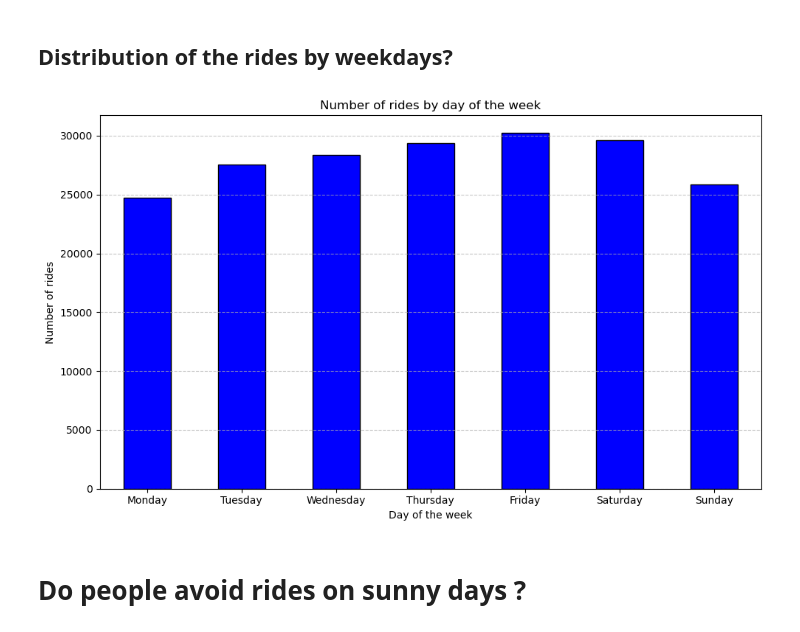
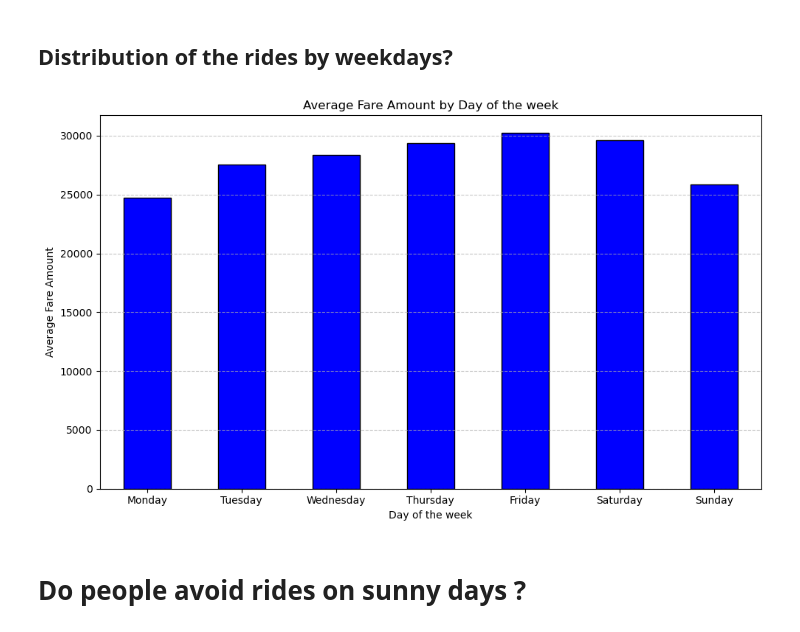
Before and after one commit to KevinZhuangC/project-1, a Jupyter notebook: project1-Group3.ipynb, the cells around one changed output. Drawn from its saved outputs; the diff is of its cells as text; code cells hidden in the pictures.

```diff
--- a/project1-Group3.ipynb
+++ b/project1-Group3.ipynb
@@ -313,35 +313,35 @@ plt.show()
 # %%
 ##Distribution of the rides by weekdays? Ricardo
 
 # Convert pickup_datetime to datetime format with specified format
 data_without_duplicates['pickup_datetime'] = pd.to_datetime(data_without_duplicates['pickup_datetime'], format='%Y-%m-%d %H:%M:%S %z UTC')
 
 # Extract Time Features
 data_without_duplicates['day_of_week'] = data_without_duplicates['pickup_datetime'].dt.day_name()
 
 # Organice in a logical order (Monday a Friday)
 day_week = ['Monday', 'Tuesday', 'Wednesday', 'Thursday', 'Friday', 'Saturday', 'Sunday']
 data_without_duplicates['day_of_week'] = pd.Categorical(data_without_duplicates['day_of_week'], categories=day_week, ordered=True)
 data_without_duplicates.sort_values(by='day_of_week', inplace=True)
 
 #Group the Data by day of the week and count Average Rides
-rides_by_day = data_without_duplicates.groupby('day_of_week')['Number_rides'].count()
+rides_by_day = data_without_duplicates.groupby('day_of_week')['fare_amount'].count()
 
 # Visualize the Results
 # Plot average fare amount by hour of the day
 plt.figure(figsize=(10, 6))
 rides_by_day.plot(kind='bar', color='blue', edgecolor='black')
 plt.xlabel('Day of the week')
-plt.ylabel('Number of rides')
-plt.title('Number of rides by day of the week')
+plt.ylabel('Average Fare Amount')
+plt.title('Average Fare Amount by Day of the week')
 plt.xticks(rotation=0)
 plt.grid(axis='y', linestyle='--', alpha=0.7)
 plt.tight_layout()
 # Save the figure
-plt.savefig("output_data/4_number_rides_by_day.png")
+plt.savefig("output_data/4_average_fare_by_day.png")
 plt.show()
 # %% [output]
-[figure, old version]
+[figure, new version]
 # %% [markdown]
  # Do people avoid rides on sunny days ?
 # %%
```
Also changed, not shown: 2 other files.
